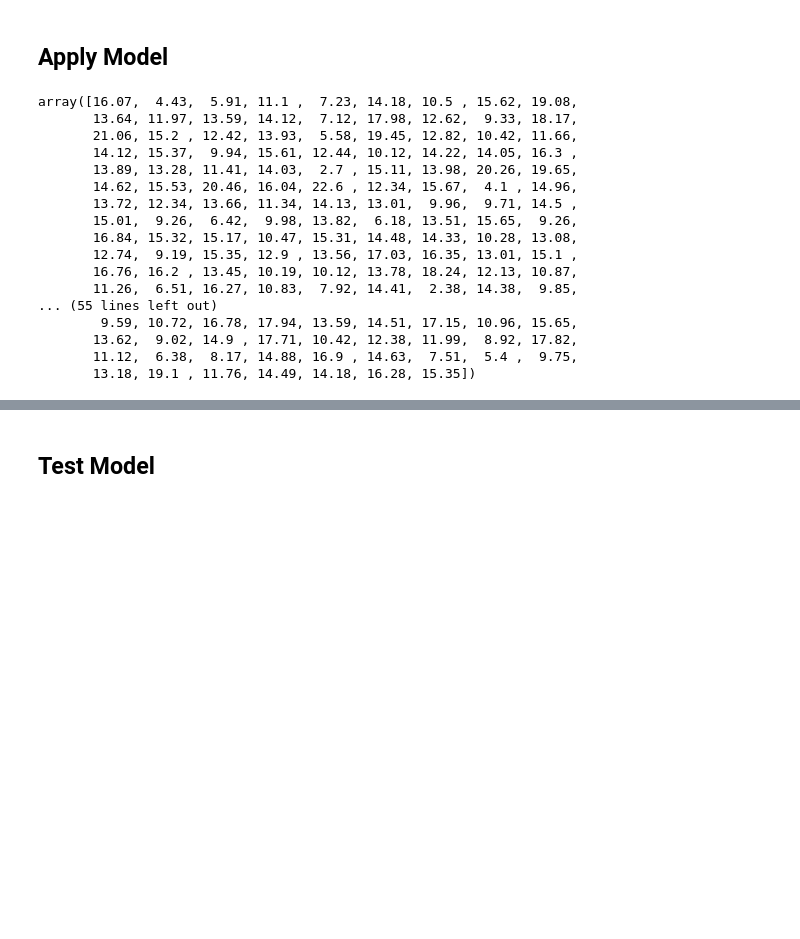
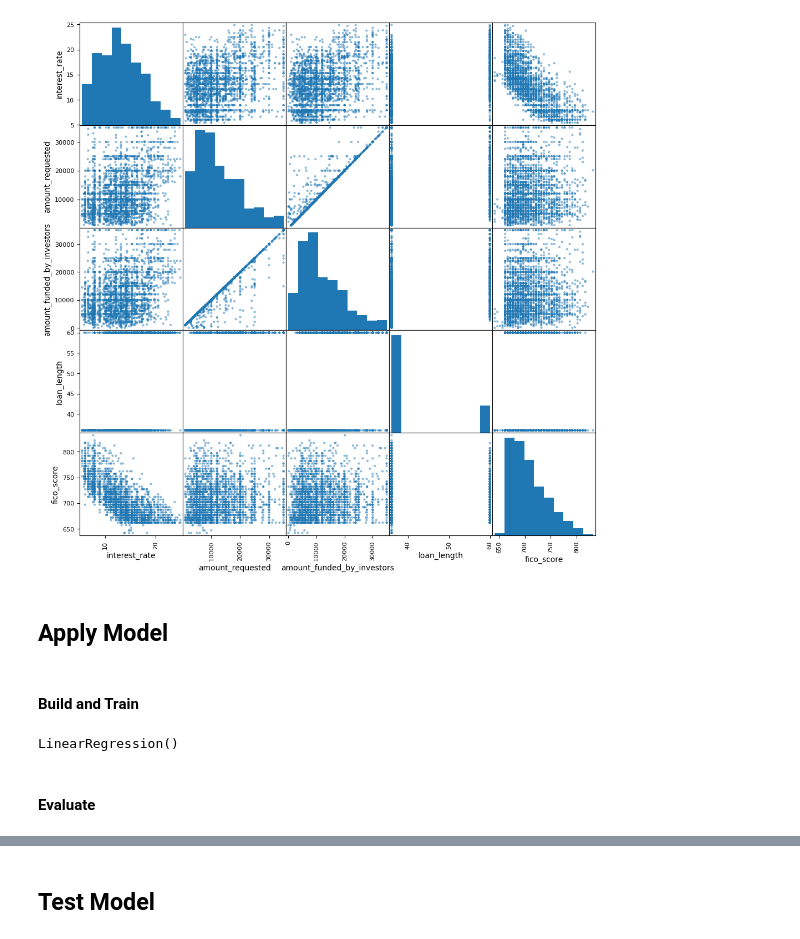
Before and after one commit to spc-kim/linear-regression-case-study, a Jupyter notebook: notebook.ipynb, the cells around one changed output, grey strips where cells are left out. Saved outputs shown, nothing was run; the diff lists cells and outputs as text; code cells hidden in the pictures; blank space fills up the shorter version.

```diff
--- a/notebook.ipynb
+++ b/notebook.ipynb
@@ -62,6 +98,8 @@ print(df["loan_length"].unique())
 # %%
-scatter_matrix(df, figsize=(20, 20))
+scatter_matrix(df, figsize=(12, 12))
 plt.show()
+# %% [output]
+[figure, added]
 # %%
 # Make column as fico scores into ordinal (?) data (Need dictionary or some mapping of each range to its value?) -----DONE
 	# ANSWER - Instead of assigning an ordinal number to represent a FICO range, I decided each range can be represented by the avg in that range. This can be converted in the model with MinMaxScaler
@@ -96,6 +134,8 @@ plt.show()
 	# Human-readable plots
 # %% [markdown]
 ## Apply Model
+# %% [markdown]
+#### Build and Train
 # %%
 # Setting feature and target variables
 
@@ -114,24 +151,7 @@ df[num_cols] = MinMaxScaler().fit_transform(df[num_cols])
 
 model = LinearRegression()
 model.fit(X_train, y_train)
-
-y_pred = model.predict(X_test)
-np.round(y_pred, 2)
 # %% [output]
-array([16.07,  4.43,  5.91, 11.1 ,  7.23, 14.18, 10.5 , 15.62, 19.08,
-       13.64, 11.97, 13.59, 14.12,  7.12, 17.98, 12.62,  9.33, 18.17,
-       21.06, 15.2 , 12.42, 13.93,  5.58, 19.45, 12.82, 10.42, 11.66,
-       14.12, 15.37,  9.94, 15.61, 12.44, 10.12, 14.22, 14.05, 16.3 ,
-       13.89, 13.28, 11.41, 14.03,  2.7 , 15.11, 13.98, 20.26, 19.65,
-       14.62, 15.53, 20.46, 16.04, 22.6 , 12.34, 15.67,  4.1 , 14.96,
-       13.72, 12.34, 13.66, 11.34, 14.13, 13.01,  9.96,  9.71, 14.5 ,
-       15.01,  9.26,  6.42,  9.98, 13.82,  6.18, 13.51, 15.65,  9.26,
-       16.84, 15.32, 15.17, 10.47, 15.31, 14.48, 14.33, 10.28, 13.08,
-       12.74,  9.19, 15.35, 12.9 , 13.56, 17.03, 16.35, 13.01, 15.1 ,
-       16.76, 16.2 , 13.45, 10.19, 10.12, 13.78, 18.24, 12.13, 10.87,
-       11.26,  6.51, 16.27, 10.83,  7.92, 14.41,  2.38, 14.38,  9.85,
-... (55 lines left out)
-        9.59, 10.72, 16.78, 17.94, 13.59, 14.51, 17.15, 10.96, 15.65,
-       13.62,  9.02, 14.9 , 17.71, 10.42, 12.38, 11.99,  8.92, 17.82,
-       11.12,  6.38,  8.17, 14.88, 16.9 , 14.63,  7.51,  5.4 ,  9.75,
-       13.18, 19.1 , 11.76, 14.49, 14.18, 16.28, 15.35])
+LinearRegression()
+# %% [markdown]
+#### Evaluate
```
Also changed, not shown: parts of 18 cells of this notebook.
